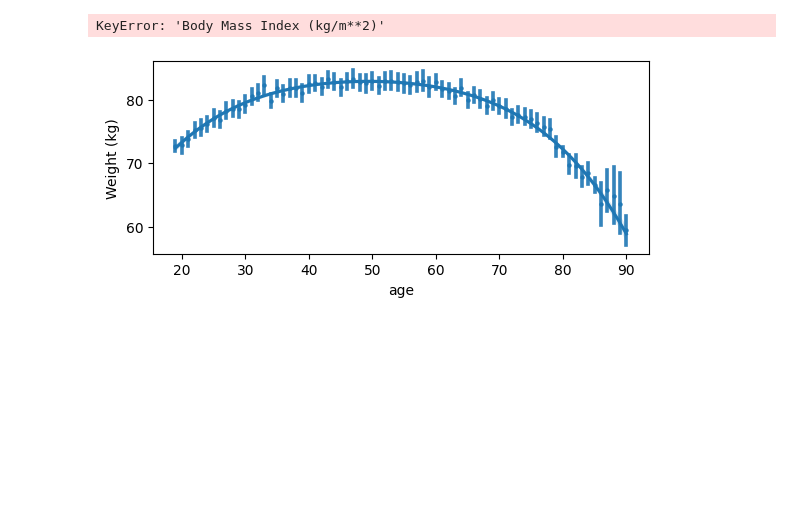
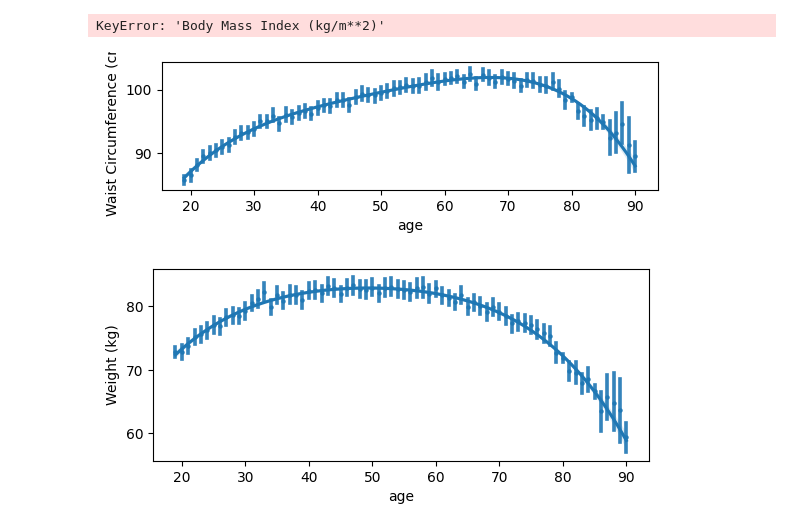
Before and after one commit to NikolayTV/bioage_estimation, a Jupyter notebook: 0.eda+data_prep.ipynb, the cells around one changed output. Cells and saved outputs as stored; diff of their text form; code cells hidden in the pictures; blank space fills up the shorter version.

```diff
--- a/0.eda+data_prep.ipynb
+++ b/0.eda+data_prep.ipynb
@@ -521,6 +588,33 @@ ax = plt.gca()
 plt.show()
 # %% [output]
 KeyError: 'Body Mass Index (kg/m**2)'
+# %%
+import matplotlib.pyplot as plt
+import seaborn as sns
+import numpy as np
+
+# Assuming train_df is your DataFrame and 'age' is the actual age while 'y_pred' is the predicted age.
+
+# Create the plot
+sns.regplot(
+    x='age',
+    y='Waist Circumference (cm)',
+    data=train_df,
+    marker='o',
+    scatter_kws={'s': 5, 'alpha': 0.9},
+    order=4,
+    x_estimator=np.mean
+)
+
+# Get current axis
+ax = plt.gca()
+
+# Optionally, to enforce a square aspect ratio
+ax.set_aspect('equal', 'box')
+
+plt.show()
+# %% [output]
+[figure, added]
 # %%
 import matplotlib.pyplot as plt
 import seaborn as sns
```
Also changed, not shown: parts of 8 cells of this notebook, 39 other files.
